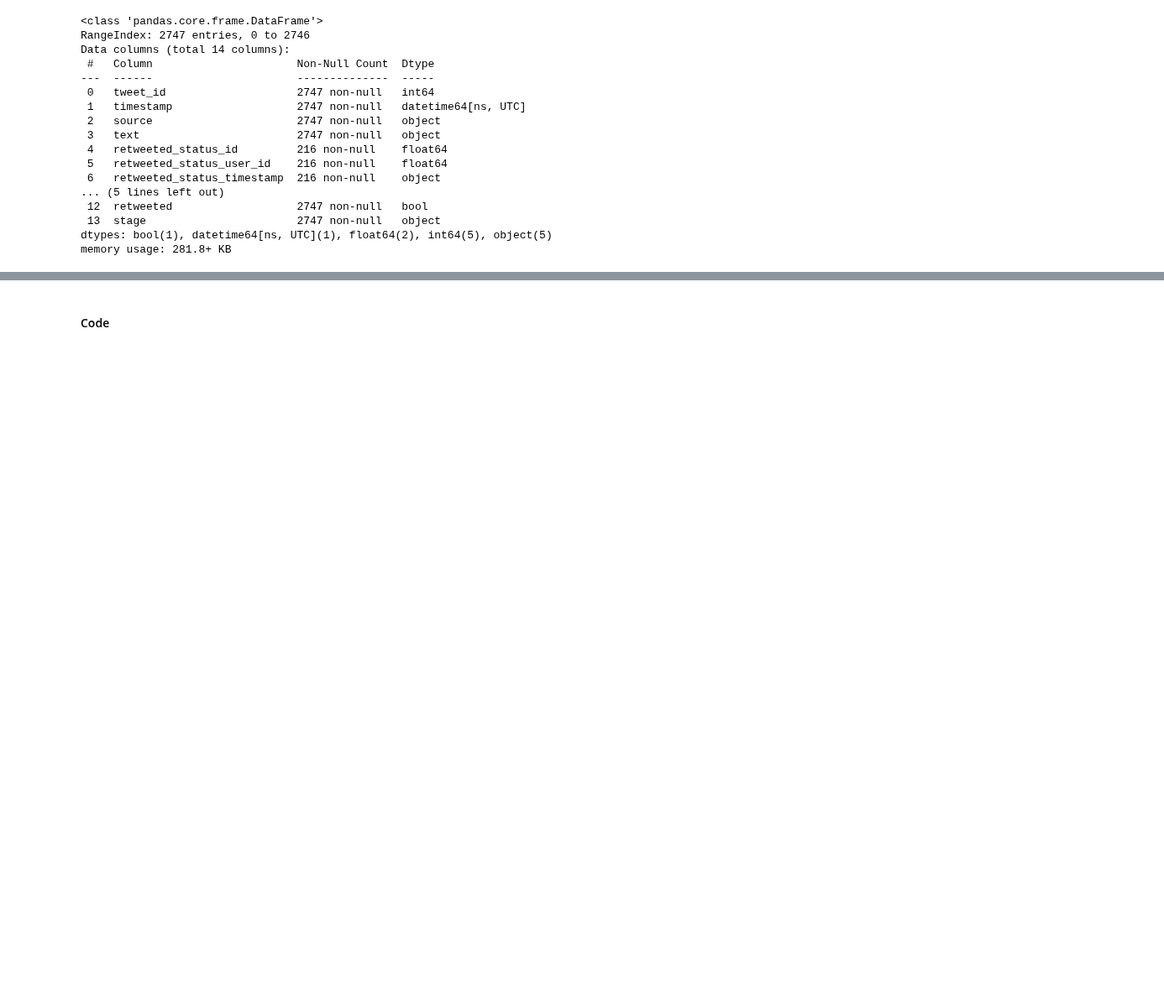
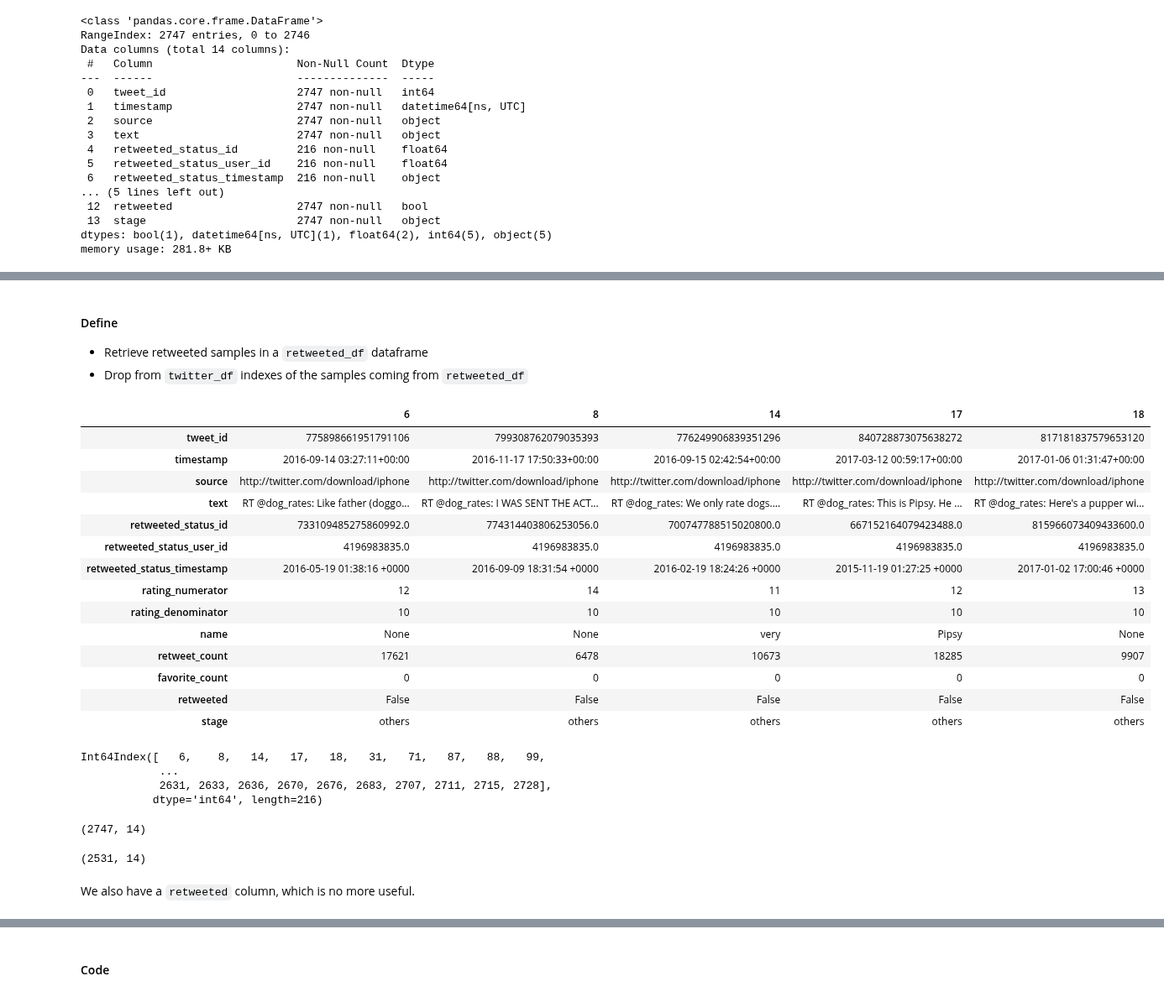
Before and after one commit to patricetg/udacity-data-analyst-project2, a Jupyter notebook: 1 - wrangle_act.ipynb, the cells around one changed output, grey strips where cells are left out. Shown at 84% size. Saved outputs shown, nothing was run; the diff lists cells and outputs as text; code cells hidden in the pictures; blank space fills up the shorter version.

```diff
--- a/1 - wrangle_act.ipynb
+++ b/1 - wrangle_act.ipynb
@@ -1304,0 +1356,4 @@ ccc
+# %%
+# Taking a look at the retweeted samples
+retweeted_mask = ~ twitter_df["retweeted_status_id"].isnull()
+twitter_df[ retweeted_mask ].head(2).T
@@ -1304,0 +1376,35 @@ ccc
+# %% [markdown]
+#### Define
+* Retrieve retweeted samples in a `retweeted_df` dataframe
+* Drop from `twitter_df` indexes of the samples coming from `retweeted_df`
+# %%
+retweeted_df = twitter_df[ retweeted_mask ]
+retweeted_df.head(5).T
+# %% [output]
+|  | 6 | 8 | 14 | 17 | 18 |
+| tweet_id | 775898661951791106 | 799308762079035393 | 776249906839351296 | 840728873075638272 | 817181837579653120 |
+| timestamp | 2016-09-14 03:27:11+00:00 | 2016-11-17 17:50:33+00:00 | 2016-09-15 02:42:54+00:00 | 2017-03-12 00:59:17+00:00 | 2017-01-06 01:31:47+00:00 |
+| source | http://twitter.com/download/iphone | http://twitter.com/download/iphone | http://twitter.com/download/iphone | http://twitter.com/download/iphone | http://twitter.com/download/iphone |
+| text | RT @dog_rates: Like father (doggo... | RT @dog_rates: I WAS SENT THE ACT... | RT @dog_rates: We only rate dogs.... | RT @dog_rates: This is Pipsy. He ... | RT @dog_rates: Here's a pupper wi... |
+| retweeted_status_id | 733109485275860992.0 | 774314403806253056.0 | 700747788515020800.0 | 667152164079423488.0 | 815966073409433600.0 |
+| retweeted_status_user_id | 4196983835.0 | 4196983835.0 | 4196983835.0 | 4196983835.0 | 4196983835.0 |
+| retweeted_status_timestamp | 2016-05-19 01:38:16 +0000 | 2016-09-09 18:31:54 +0000 | 2016-02-19 18:24:26 +0000 | 2015-11-19 01:27:25 +0000 | 2017-01-02 17:00:46 +0000 |
+| rating_numerator | 12 | 14 | 11 | 12 | 13 |
+| rating_denominator | 10 | 10 | 10 | 10 | 10 |
+| name | None | None | very | Pipsy | None |
+| retweet_count | 17621 | 6478 | 10673 | 18285 | 9907 |
+| favorite_count | 0 | 0 | 0 | 0 | 0 |
+| retweeted | False | False | False | False | False |
+| stage | others | others | others | others | others |
+# %%
+retweeted_indexes = retweeted_df.index
+retweeted_indexes
+# %% [output]
+Int64Index([   6,    8,   14,   17,   18,   31,   71,   87,   88,   99,
+            ...
+            2631, 2633, 2636, 2670, 2676, 2683, 2707, 2711, 2715, 2728],
+           dtype='int64', length=216)
+# %%
+twitter_df.shape
+# %% [output]
+(2747, 14)
@@ -1304,0 +1414,6 @@ ccc
+# %%
+twitter_df.shape
+# %% [output]
+(2531, 14)
+# %% [markdown]
+We also have a `retweeted` column, which is no more useful.
```
Also changed, not shown: parts of 57 cells of this notebook, 2 other files.
